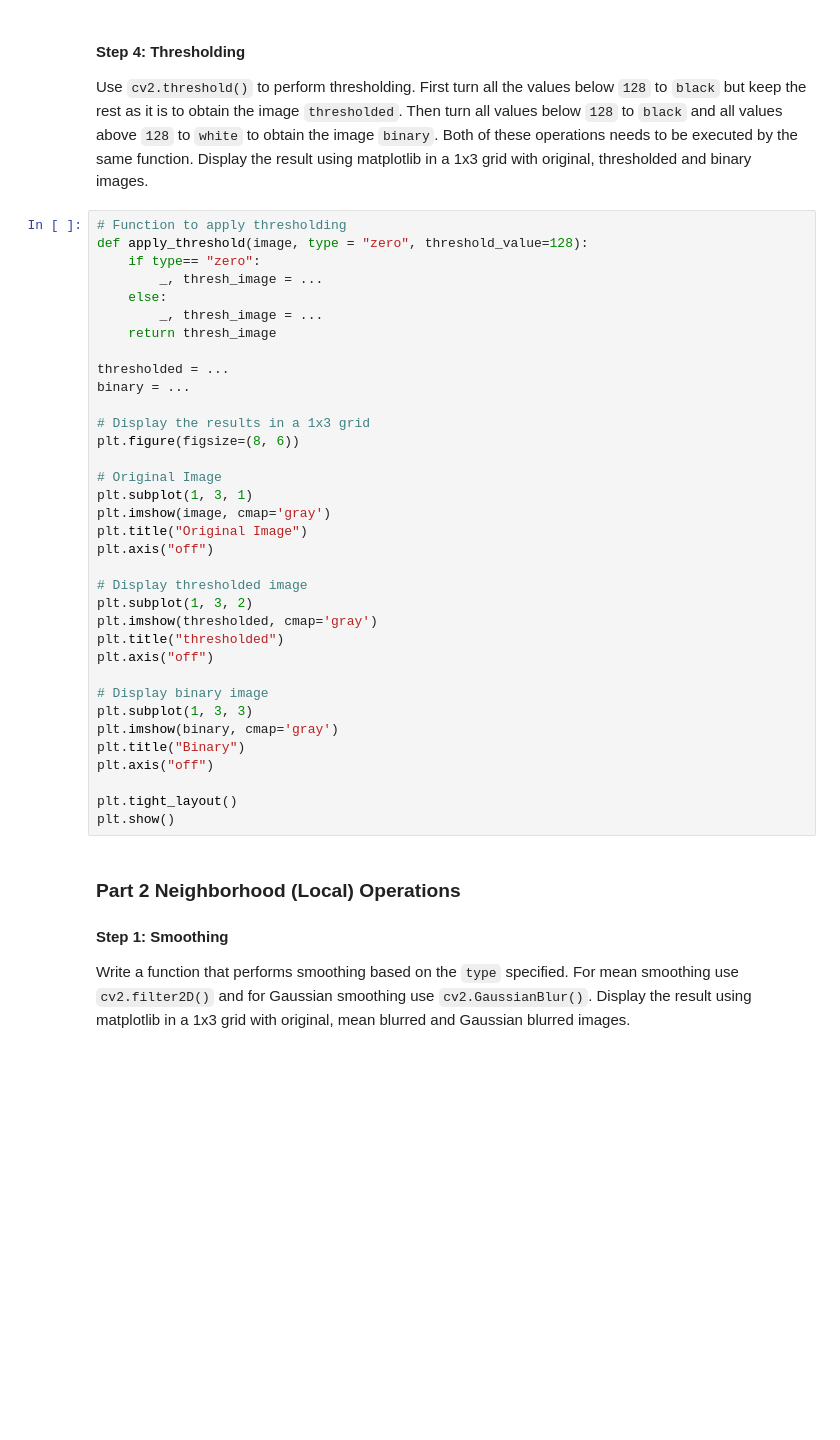
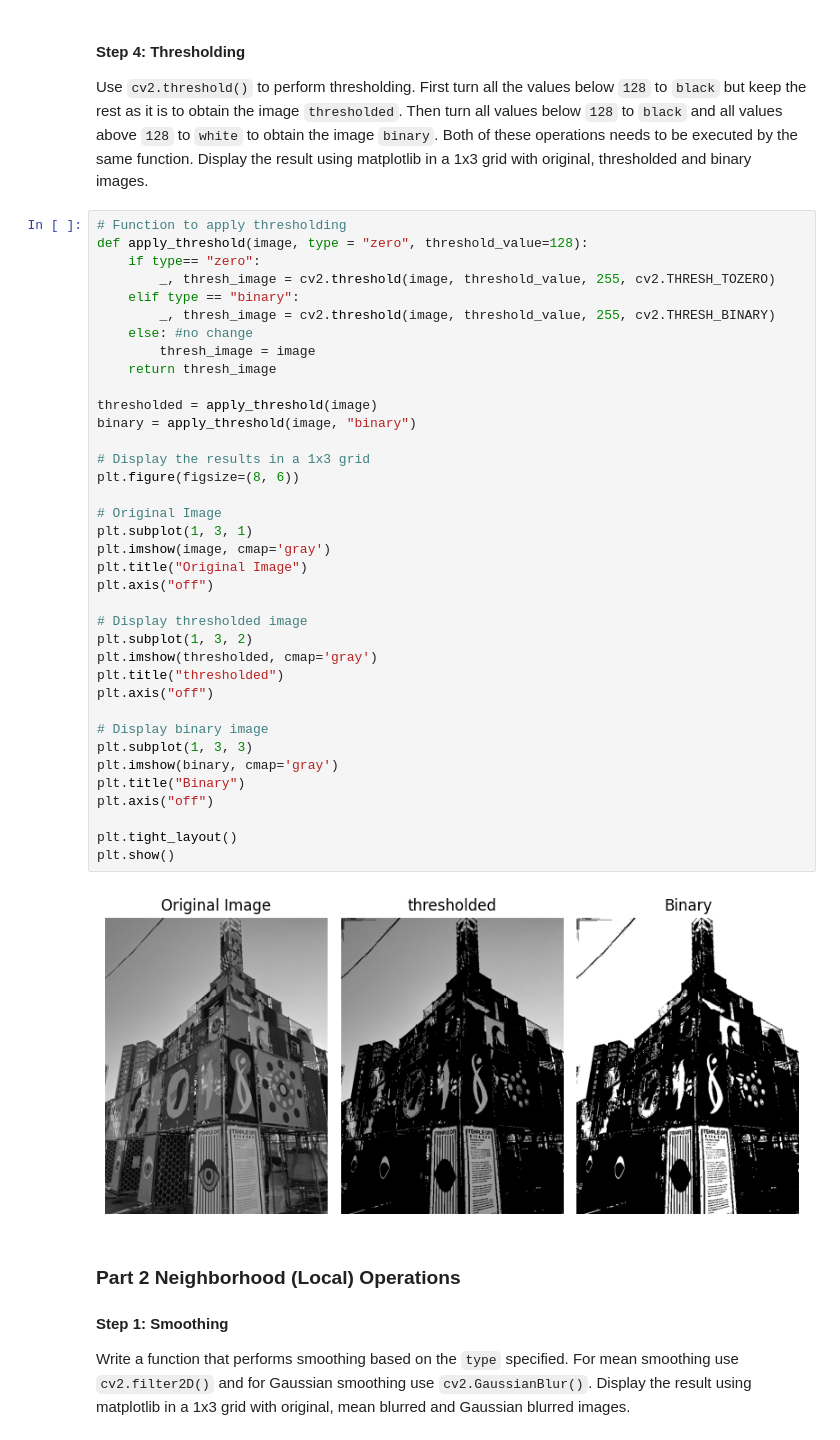
Before and after one commit to Dodo2k01/Image-Video-Processing-Labs, a Jupyter notebook: Lab2/IVP_Week2_Lab2.ipynb, the cells around one changed output. Drawn from its saved outputs; the diff is of its cells as text; blank space fills up the shorter version.

```diff
--- a/Lab2/IVP_Week2_Lab2.ipynb
+++ b/Lab2/IVP_Week2_Lab2.ipynb
@@ -109,38 +117,42 @@ Use `cv2.threshold()` to perform thresholding. First turn all the values below `
 # %%
 # Function to apply thresholding
 def apply_threshold(image, type = "zero", threshold_value=128):
     if type== "zero":
-        _, thresh_image = ...
-    else:
-        _, thresh_image = ...
+        _, thresh_image = cv2.threshold(image, threshold_value, 255, cv2.THRESH_TOZERO)
+    elif type == "binary":
+        _, thresh_image = cv2.threshold(image, threshold_value, 255, cv2.THRESH_BINARY)
+    else: #no change
+        thresh_image = image
     return thresh_image
 
-thresholded = ...
-binary = ...
+thresholded = apply_threshold(image)
+binary = apply_threshold(image, "binary")
 
 # Display the results in a 1x3 grid
 plt.figure(figsize=(8, 6))
 
 # Original Image
 plt.subplot(1, 3, 1)
 plt.imshow(image, cmap='gray')
 plt.title("Original Image")
 plt.axis("off")
 
 # Display thresholded image
 plt.subplot(1, 3, 2)
 plt.imshow(thresholded, cmap='gray')
 plt.title("thresholded")
 plt.axis("off")
 
 # Display binary image
 plt.subplot(1, 3, 3)
 plt.imshow(binary, cmap='gray')
 plt.title("Binary")
 plt.axis("off")
 
 plt.tight_layout()
 plt.show()
+# %% [output]
+[figure, added]
 # %% [markdown]
 ### Part 2 Neighborhood (Local) Operations
 
```
Also changed, not shown: parts of 13 cells of this notebook.
